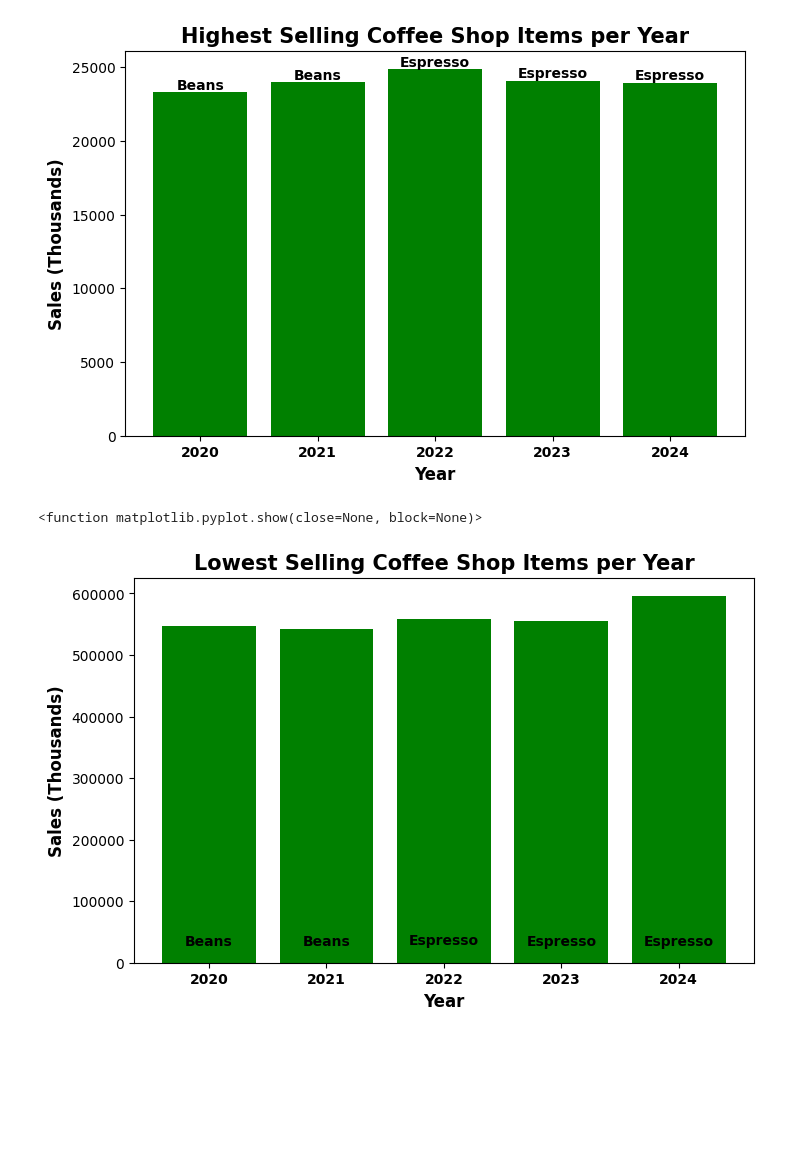
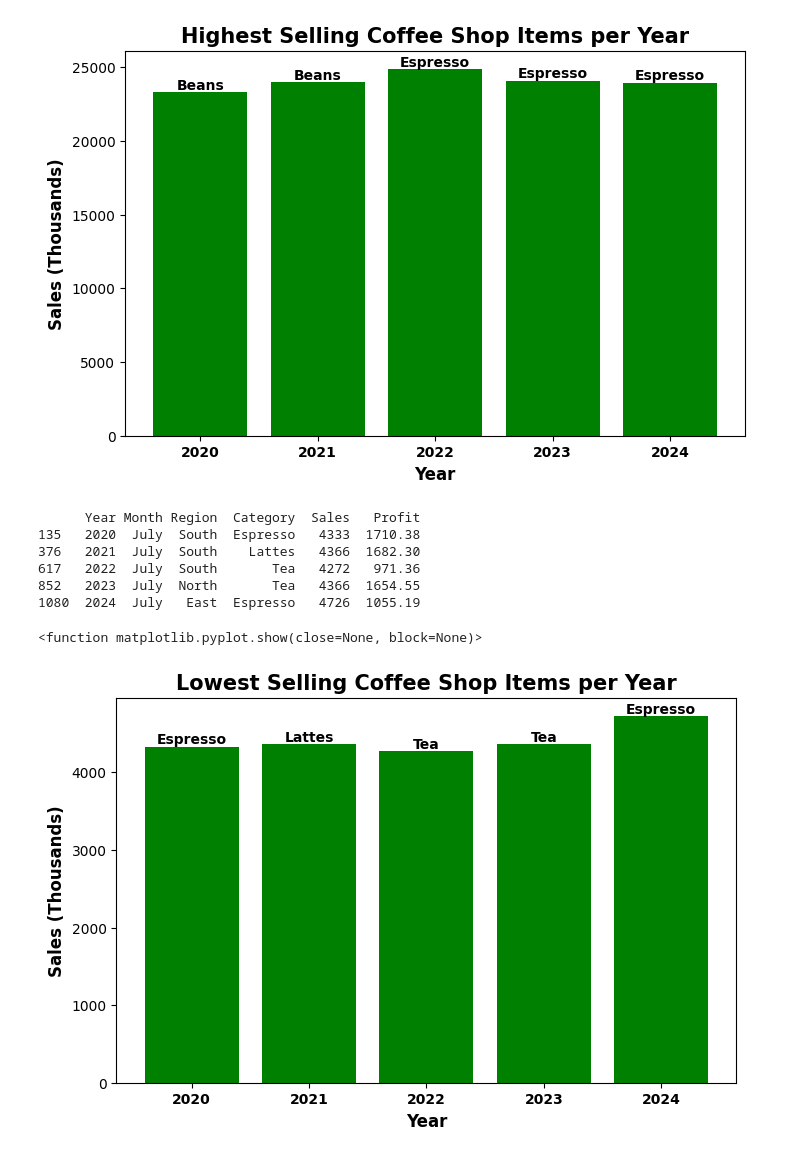
Before and after one commit to ryann1004/DA_M3_DataVizChallenge, a Jupyter notebook: data_viz_ethics_challenge.ipynb, the cells around one changed output. Cells and saved outputs as stored; diff of their text form; code cells hidden in the pictures; blank space fills up the shorter version.

```diff
--- a/data_viz_ethics_challenge.ipynb
+++ b/data_viz_ethics_challenge.ipynb
@@ -168,24 +140,35 @@ plt.show
 # %% [output]
 <function matplotlib.pyplot.show(close=None, block=None)>
 [figure]
+# %%
+#identify the lowest selling item per year - simpler method
+lowest_selling_item_per_year = coffee_df.loc[coffee_df.groupby('Year')['Sales'].idxmin()]
+print(lowest_selling_item_per_year)
+# %% [output]
+      Year Month Region  Category  Sales   Profit
+135   2020  July  South  Espresso   4333  1710.38
+376   2021  July  South    Lattes   4366  1682.30
+617   2022  July  South       Tea   4272   971.36
+852   2023  July  North       Tea   4366  1654.55
+1080  2024  July   East  Espresso   4726  1055.19
 # %%
 # Plot lowest selling items per year
 # Wanted to be more precise with the visualization of lowest selling items per year
 plt.figure(figsize=(8,5))
 plt.bar(lowest_selling_item_per_year['Year'], lowest_selling_item_per_year['Sales'], color='green', linewidth=2)
 
 # made clear, defined labels for title and axes
 plt.xlabel('Year', fontsize=12, fontweight="bold", color="black")
 plt.ylabel('Sales (Thousands)', fontsize=12, fontweight="bold", color="black")
 plt.title('Lowest Selling Coffee Shop Items per Year', fontsize=15, fontweight="bold", color="black")
 
-#adding item labels on bottom of bars to indicate low sales
+#adding item labels
 #used same, consistent colors
-for index, row in highest_selling_item_per_year.iterrows():
+for index, row in lowest_selling_item_per_year.iterrows():
     plt.text(row['Year'], row['Sales'], row['Category'], ha='center', va='bottom', fontsize=10, fontweight="bold", color="black")
 
 plt.xticks(lowest_selling_item_per_year['Year'], fontsize=10, fontweight="bold", color="black")
 plt.show
 # %% [output]
 <function matplotlib.pyplot.show(close=None, block=None)>
-[figure, old version]
+[figure, new version]
```
Also changed, not shown: parts of 3 cells of this notebook.
